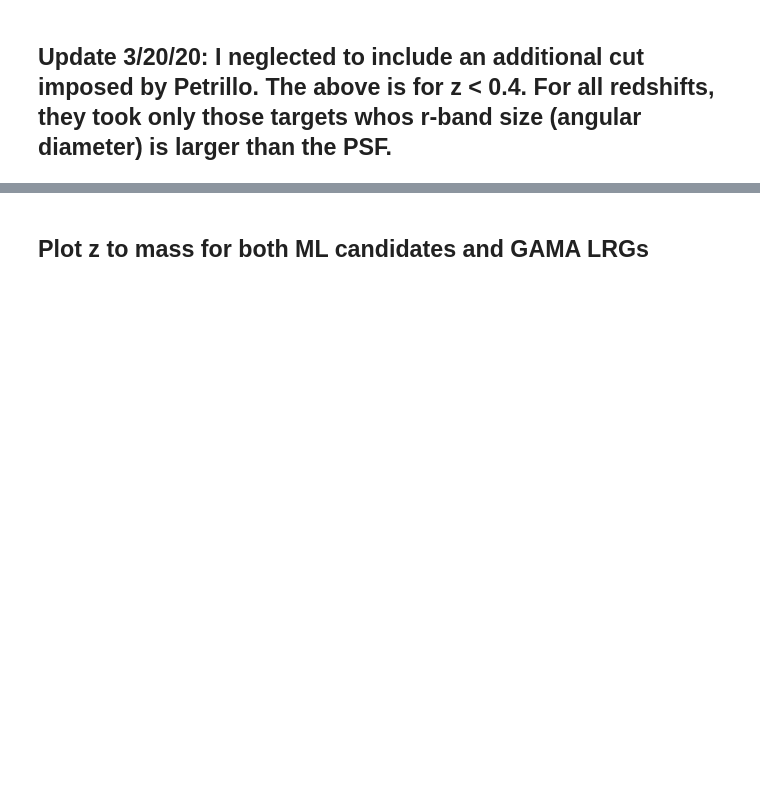
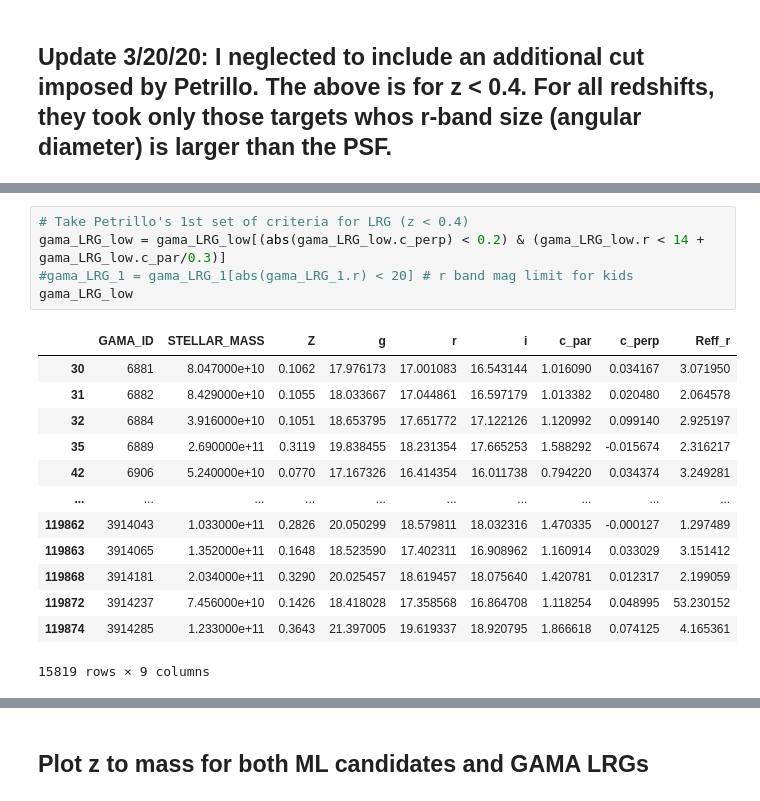
Before and after one commit to shawnknabel/lens_methods, a Jupyter notebook: Notebook_Files/KS_tests/K-S_tests_Mac_032020.ipynb, the cells around one changed output, grey strips where cells are left out. Drawn from its saved outputs; the diff is of its cells as text; blank space fills up the shorter version.

```diff
--- a/Notebook_Files/KS_tests/K-S_tests_Mac_032020.ipynb
+++ b/Notebook_Files/KS_tests/K-S_tests_Mac_032020.ipynb
@@ -317,0 +432,19 @@ To retain the current behavior and silence the warning, pass 'sort=True'.
+# %%
+# Take Petrillo's 1st set of criteria for LRG (z < 0.4)
+gama_LRG_low = gama_LRG_low[(abs(gama_LRG_low.c_perp) < 0.2) & (gama_LRG_low.r < 14 + gama_LRG_low.c_par/0.3)]
+#gama_LRG_1 = gama_LRG_1[abs(gama_LRG_1.r) < 20] # r band mag limit for kids
+gama_LRG_low
+# %% [output]
+|  | GAMA_ID | STELLAR_MASS | Z | g | r | i | c_par | c_perp | Reff_r |
+| 30 | 6881 | 8.047000e+10 | 0.1062 | 17.976173 | 17.001083 | 16.543144 | 1.016090 | 0.034167 | 3.071950 |
+| 31 | 6882 | 8.429000e+10 | 0.1055 | 18.033667 | 17.044861 | 16.597179 | 1.013382 | 0.020480 | 2.064578 |
+| 32 | 6884 | 3.916000e+10 | 0.1051 | 18.653795 | 17.651772 | 17.122126 | 1.120992 | 0.099140 | 2.925197 |
+| 35 | 6889 | 2.690000e+11 | 0.3119 | 19.838455 | 18.231354 | 17.665253 | 1.588292 | -0.015674 | 2.316217 |
+| 42 | 6906 | 5.240000e+10 | 0.0770 | 17.167326 | 16.414354 | 16.011738 | 0.794220 | 0.034374 | 3.249281 |
+| ... | ... | ... | ... | ... | ... | ... | ... | ... | ... |
+| 119862 | 3914043 | 1.033000e+11 | 0.2826 | 20.050299 | 18.579811 | 18.032316 | 1.470335 | -0.000127 | 1.297489 |
+| 119863 | 3914065 | 1.352000e+11 | 0.1648 | 18.523590 | 17.402311 | 16.908962 | 1.160914 | 0.033029 | 3.151412 |
+| 119868 | 3914181 | 2.034000e+11 | 0.3290 | 20.025457 | 18.619457 | 18.075640 | 1.420781 | 0.012317 | 2.199059 |
+| 119872 | 3914237 | 7.456000e+10 | 0.1426 | 18.418028 | 17.358568 | 16.864708 | 1.118254 | 0.048995 | 53.230152 |
+| 119874 | 3914285 | 1.233000e+11 | 0.3643 | 21.397005 | 19.619337 | 18.920795 | 1.866618 | 0.074125 | 4.165361 |
+15819 rows × 9 columns
```
Also changed, not shown: parts of 27 cells of this notebook, 36 other files.
